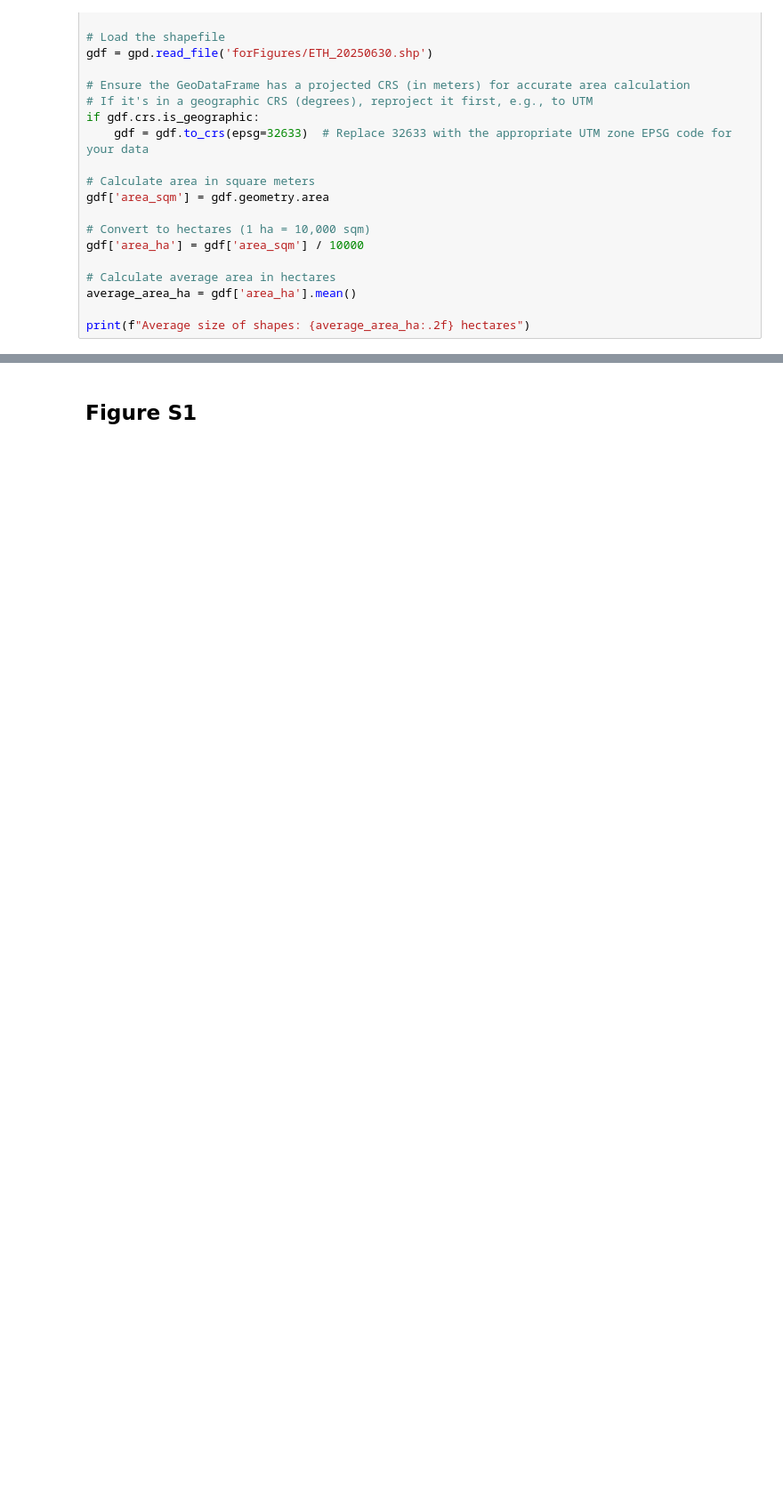
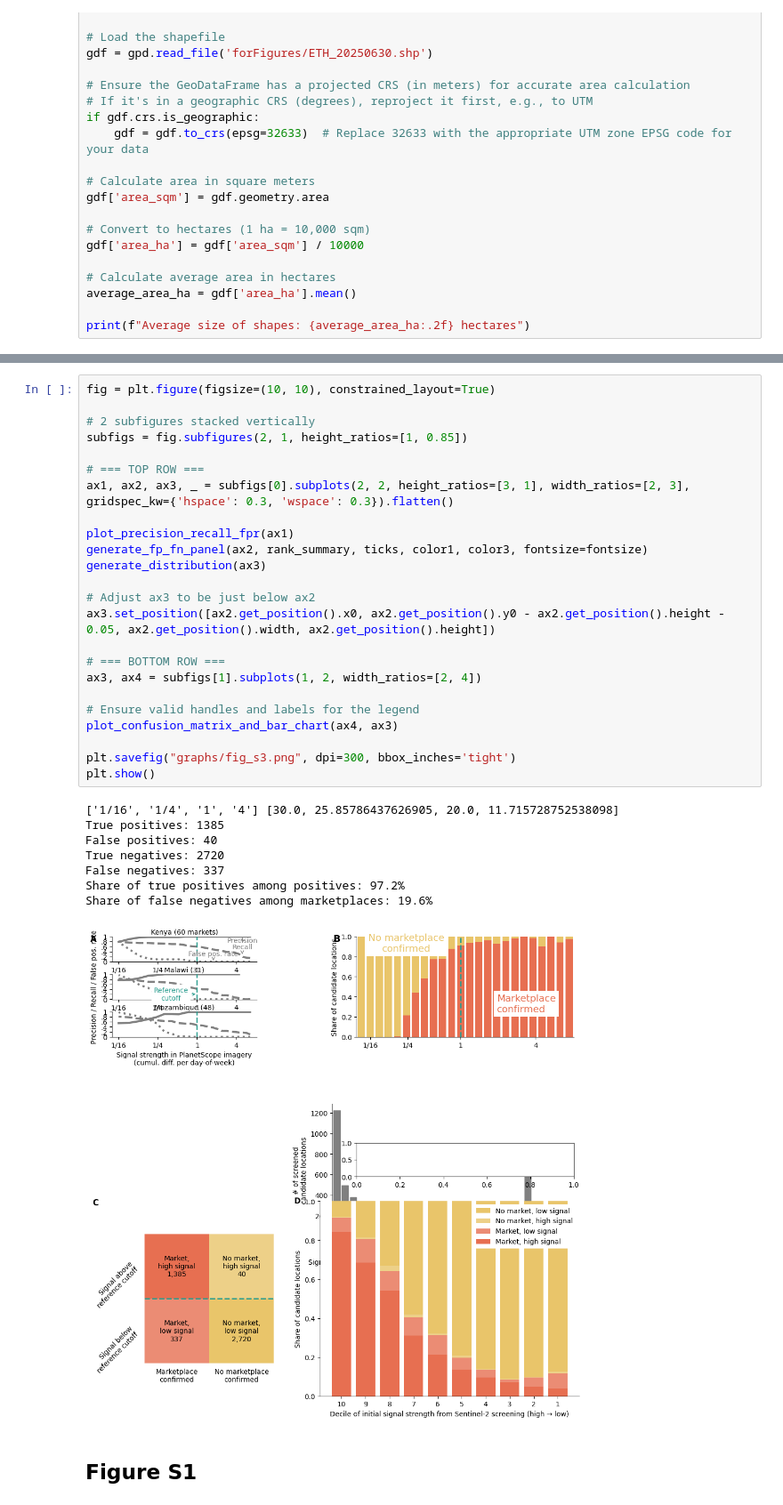
Before and after one commit to pauldingus/MAI-replication-package, a Jupyter notebook: code/figures/figures_1_2_3_t1_t2_s1_s2_s3_s5.ipynb, the cells around one changed output, grey strips where cells are left out. Shown: that part at 89% size. Cells and saved outputs as stored; diff of their text form; blank space fills up the shorter version.

```diff
--- a/code/figures/figures_1_2_3_t1_t2_s1_s2_s3_s5.ipynb
+++ b/code/figures/figures_1_2_3_t1_t2_s1_s2_s3_s5.ipynb
@@ -1665,3 +1876,36 @@ plt.show()
+# %%
+fig = plt.figure(figsize=(10, 10), constrained_layout=True)
+
+# 2 subfigures stacked vertically
+subfigs = fig.subfigures(2, 1, height_ratios=[1, 0.85])
+
+# === TOP ROW ===
+ax1, ax2, ax3, _ = subfigs[0].subplots(2, 2, height_ratios=[3, 1], width_ratios=[2, 3], gridspec_kw={'hspace': 0.3, 'wspace': 0.3}).flatten()
+
+plot_precision_recall_fpr(ax1)
+generate_fp_fn_panel(ax2, rank_summary, ticks, color1, color3, fontsize=fontsize)
+generate_distribution(ax3)
+
+# Adjust ax3 to be just below ax2
+ax3.set_position([ax2.get_position().x0, ax2.get_position().y0 - ax2.get_position().height - 0.05, ax2.get_position().width, ax2.get_position().height])
+
+# === BOTTOM ROW ===
+ax3, ax4 = subfigs[1].subplots(1, 2, width_ratios=[2, 4])
+
+# Ensure valid handles and labels for the legend
+plot_confusion_matrix_and_bar_chart(ax4, ax3)
+
+plt.savefig("graphs/fig_s3.png", dpi=300, bbox_inches='tight')
+plt.show()
+# %% [output]
+['1/16', '1/4', '1', '4'] [30.0, 25.85786437626905, 20.0, 11.715728752538098]
+True positives: 1385
+False positives: 40
+True negatives: 2720
+False negatives: 337
+Share of true positives among positives: 97.2%
+Share of false negatives among marketplaces: 19.6%
+[figure, added]
 # %% [markdown]
 ## Figure S1
 # %%
```
Also changed, not shown: parts of 21 cells of this notebook, 1 other file.
